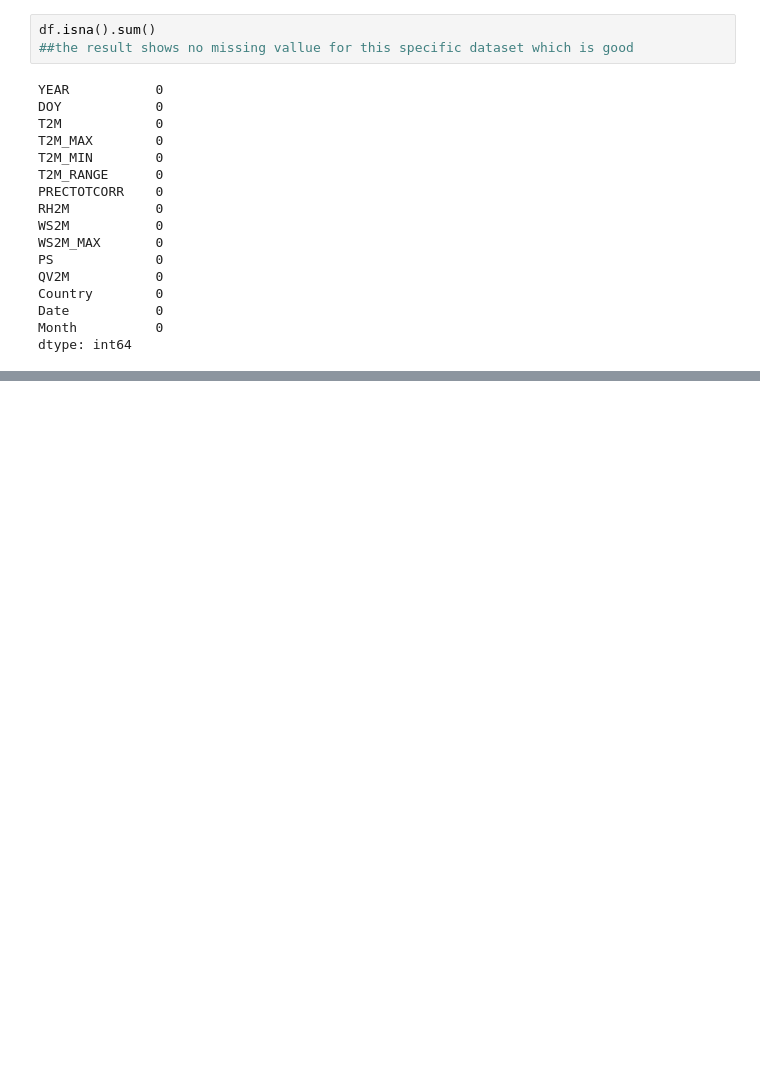
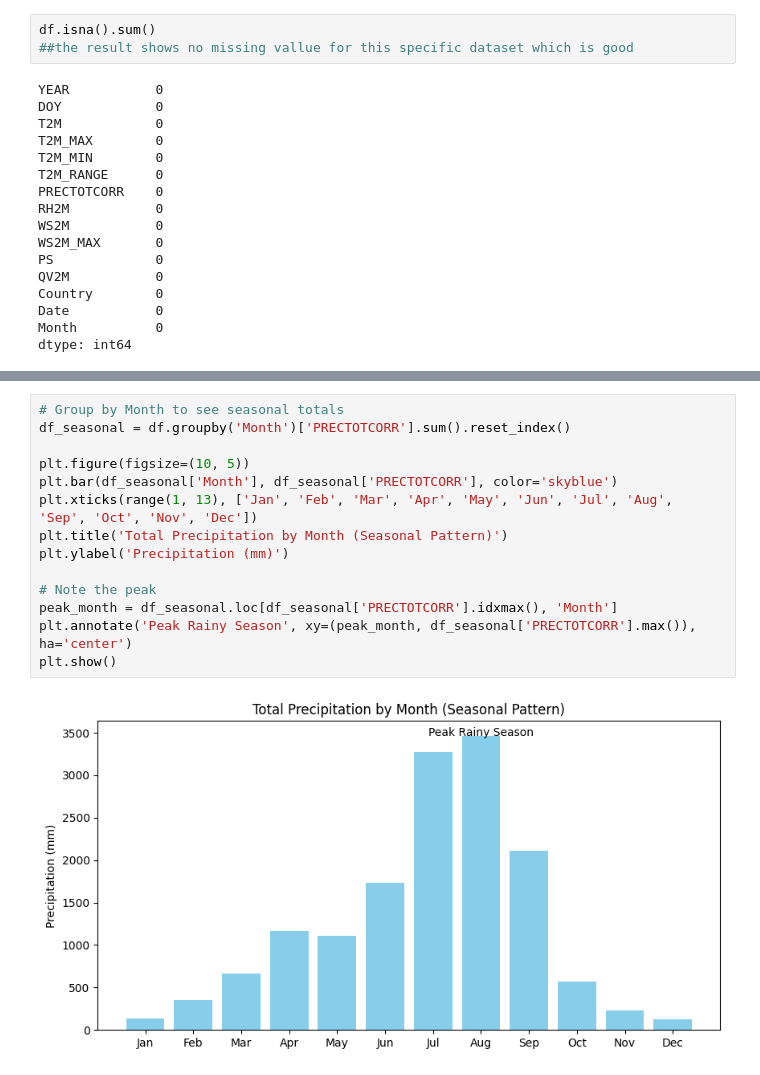
Before and after one commit to Sifen1995/climate-challenge-week0, a Jupyter notebook: notebooks/ethiopia_eda.ipynb, the cells around one changed output, grey strips where cells are left out. Saved outputs shown, nothing was run; the diff lists cells and outputs as text; blank space fills up the shorter version.

```diff
--- a/notebooks/ethiopia_eda.ipynb
+++ b/notebooks/ethiopia_eda.ipynb
@@ -78,0 +135,16 @@ dtype: int64
+# %%
+# Group by Month to see seasonal totals
+df_seasonal = df.groupby('Month')['PRECTOTCORR'].sum().reset_index()
+
+plt.figure(figsize=(10, 5))
+plt.bar(df_seasonal['Month'], df_seasonal['PRECTOTCORR'], color='skyblue')
+plt.xticks(range(1, 13), ['Jan', 'Feb', 'Mar', 'Apr', 'May', 'Jun', 'Jul', 'Aug', 'Sep', 'Oct', 'Nov', 'Dec'])
+plt.title('Total Precipitation by Month (Seasonal Pattern)')
+plt.ylabel('Precipitation (mm)')
+
+# Note the peak
+peak_month = df_seasonal.loc[df_seasonal['PRECTOTCORR'].idxmax(), 'Month']
+plt.annotate('Peak Rainy Season', xy=(peak_month, df_seasonal['PRECTOTCORR'].max()), ha='center')
+plt.show()
+# %% [output]
+[figure, added]
```
Also changed, not shown: parts of 11 cells of this notebook.
